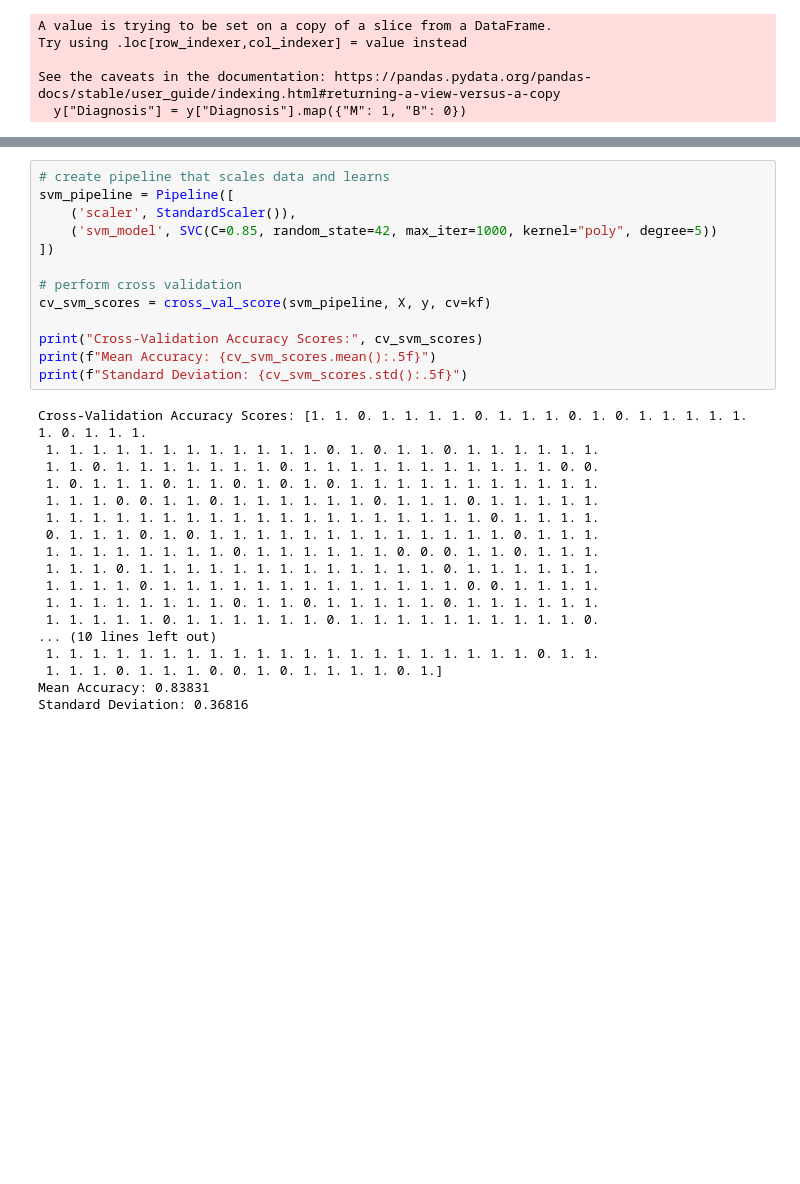
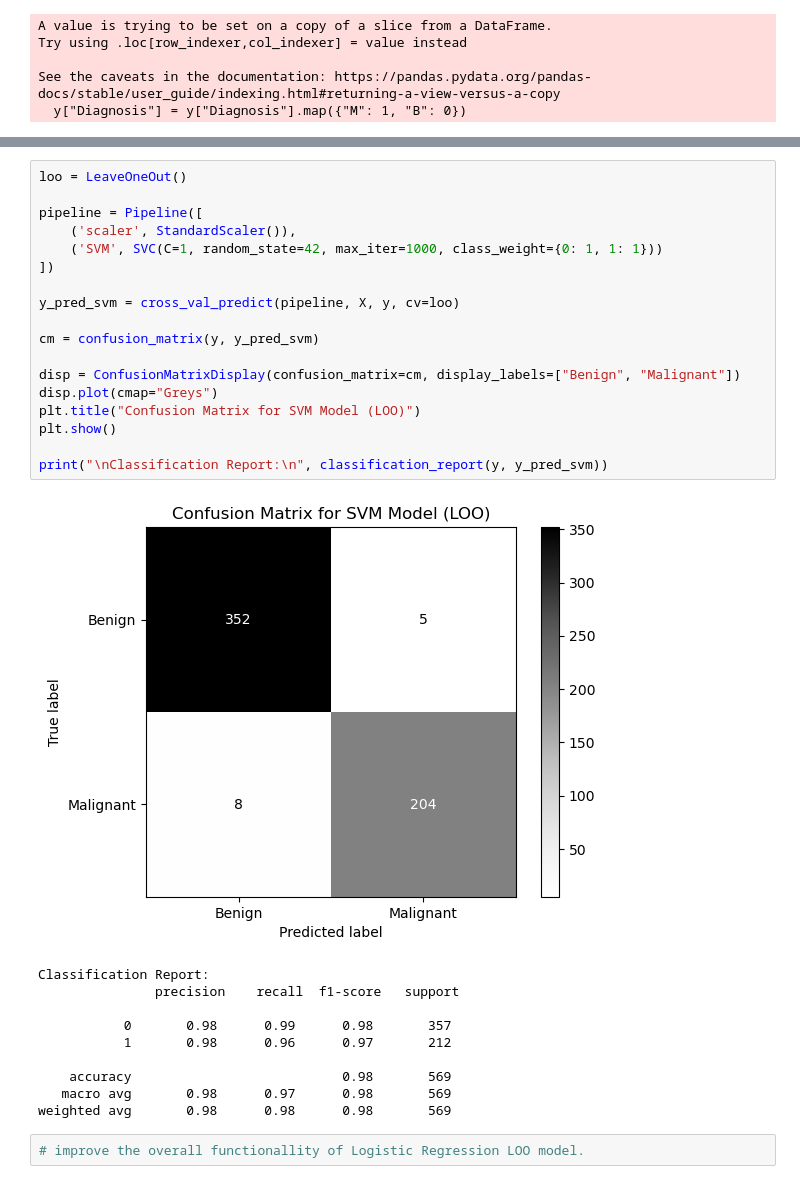
Before and after one commit to mrktrnbll/ml-breastcancer-classifier, a Jupyter notebook: model.ipynb, the cells around one changed output, grey strips where cells are left out. Saved outputs shown, nothing was run; the diff lists cells and outputs as text; blank space fills up the shorter version.

```diff
--- a/model.ipynb
+++ b/model.ipynb
@@ -152,31 +159,31 @@ Standard Deviation: 0.14368
 # %%
-# create pipeline that scales data and learns
-svm_pipeline = Pipeline([
+loo = LeaveOneOut()
+
+pipeline = Pipeline([
     ('scaler', StandardScaler()),
-    ('svm_model', SVC(C=0.85, random_state=42, max_iter=1000, kernel="poly", degree=5))
+    ('SVM', SVC(C=1, random_state=42, max_iter=1000, class_weight={0: 1, 1: 1}))
 ])
 
-# perform cross validation
-cv_svm_scores = cross_val_score(svm_pipeline, X, y, cv=kf)
+y_pred_svm = cross_val_predict(pipeline, X, y, cv=loo)
 
-print("Cross-Validation Accuracy Scores:", cv_svm_scores)
-print(f"Mean Accuracy: {cv_svm_scores.mean():.5f}")
-print(f"Standard Deviation: {cv_svm_scores.std():.5f}")
+cm = confusion_matrix(y, y_pred_svm)
+
+disp = ConfusionMatrixDisplay(confusion_matrix=cm, display_labels=["Benign", "Malignant"])
+disp.plot(cmap="Greys")
+plt.title("Confusion Matrix for SVM Model (LOO)")
+plt.show()
+
+print("\nClassification Report:\n", classification_report(y, y_pred_svm))
 # %% [output]
+[figure, added]
-Cross-Validation Accuracy Scores: [1. 1. 0. 1. 1. 1. 1. 0. 1. 1. 1. 0. 1. 0. 1. 1. 1. 1. 1. 1. 0. 1. 1. 1.
- 1. 1. 1. 1. 1. 1. 1. 1. 1. 1. 1. 1. 0. 1. 0. 1. 1. 0. 1. 1. 1. 1. 1. 1.
- 1. 1. 0. 1. 1. 1. 1. 1. 1. 1. 0. 1. 1. 1. 1. 1. 1. 1. 1. 1. 1. 1. 0. 0.
- 1. 0. 1. 1. 1. 0. 1. 1. 0. 1. 0. 1. 0. 1. 1. 1. 1. 1. 1. 1. 1. 1. 1. 1.
- 1. 1. 1. 0. 0. 1. 1. 0. 1. 1. 1. 1. 1. 1. 0. 1. 1. 1. 0. 1. 1. 1. 1. 1.
- 1. 1. 1. 1. 1. 1. 1. 1. 1. 1. 1. 1. 1. 1. 1. 1. 1. 1. 1. 0. 1. 1. 1. 1.
- 0. 1. 1. 1. 0. 1. 0. 1. 1. 1. 1. 1. 1. 1. 1. 1. 1. 1. 1. 1. 0. 1. 1. 1.
- 1. 1. 1. 1. 1. 1. 1. 1. 0. 1. 1. 1. 1. 1. 1. 0. 0. 0. 1. 1. 0. 1. 1. 1.
- 1. 1. 1. 0. 1. 1. 1. 1. 1. 1. 1. 1. 1. 1. 1. 1. 1. 0. 1. 1. 1. 1. 1. 1.
- 1. 1. 1. 1. 0. 1. 1. 1. 1. 1. 1. 1. 1. 1. 1. 1. 1. 1. 0. 0. 1. 1. 1. 1.
- 1. 1. 1. 1. 1. 1. 1. 1. 0. 1. 1. 0. 1. 1. 1. 1. 1. 0. 1. 1. 1. 1. 1. 1.
- 1. 1. 1. 1. 1. 0. 1. 1. 1. 1. 1. 1. 0. 1. 1. 1. 1. 1. 1. 1. 1. 1. 1. 0.
-... (10 lines left out)
- 1. 1. 1. 1. 1. 1. 1. 1. 1. 1. 1. 1. 1. 1. 1. 1. 1. 1. 1. 1. 1. 0. 1. 1.
- 1. 1. 1. 0. 1. 1. 1. 0. 0. 1. 0. 1. 1. 1. 1. 0. 1.]
-Mean Accuracy: 0.83831
-Standard Deviation: 0.36816
+Classification Report:
+               precision    recall  f1-score   support
+
+           0       0.98      0.99      0.98       357
+           1       0.98      0.96      0.97       212
+
+    accuracy                           0.98       569
+   macro avg       0.98      0.97      0.98       569
+weighted avg       0.98      0.98      0.98       569
+# %%
+# improve the overall functionallity of Logistic Regression LOO model.
```
Also changed, not shown: parts of 9 cells of this notebook, 5 other files.
